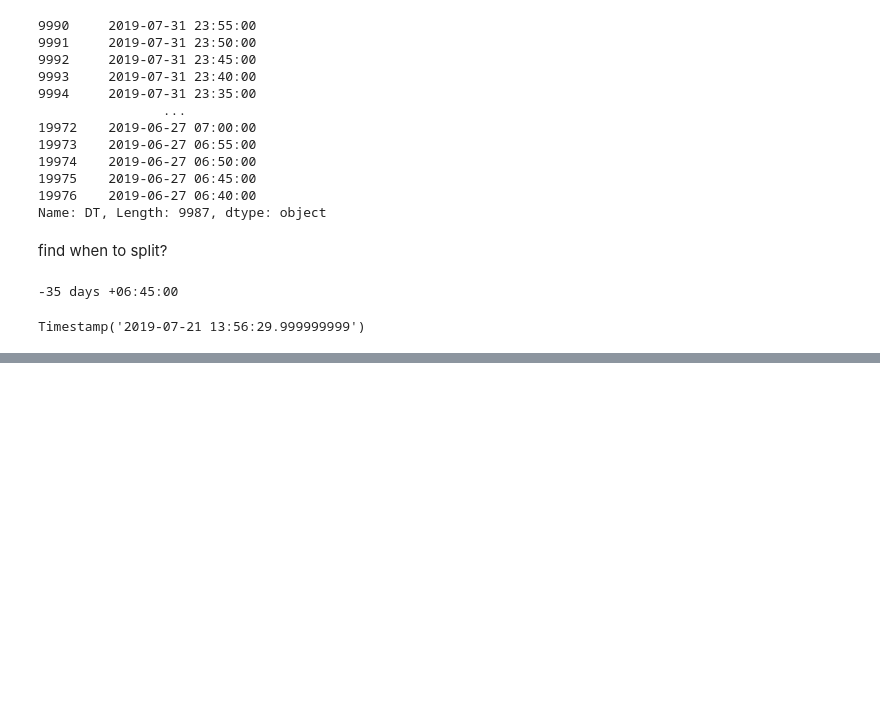
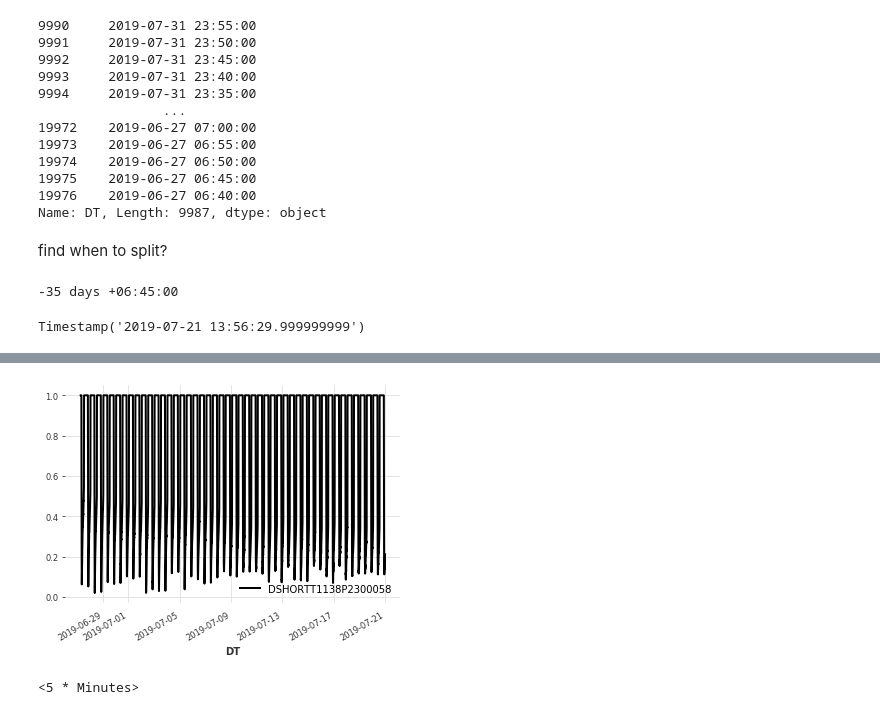
Before and after one commit to ksetdekov/ts_transformers, a Jupyter notebook: tcn.ipynb, the cells around one changed output, grey strips where cells are left out. Drawn from its saved outputs; the diff is of its cells as text; code cells hidden in the pictures; blank space fills up the shorter version.

```diff
--- a/tcn.ipynb
+++ b/tcn.ipynb
@@ -44,3 +9,31 @@ Successfully installed cmdstanpy-0.9.68 darts-0.12.0 filterpy-1.4.5 holidays-0.1
+# %%
+%matplotlib inline
+import matplotlib.pyplot as plt
+
+import numpy as np
+import pandas as pd
+
+from darts.dataprocessing.transformers import Scaler
+from darts.models import RNNModel, Theta, TCNModel
+from darts.metrics import mape, rmse, r2_score
+from darts.utils.statistics import check_seasonality, plot_acf, plot_hist
+from darts.utils.timeseries_generation import datetime_attribute_timeseries
+
+from darts.datasets import SunspotsDataset, AirPassengersDataset
+
+import sys
+import time
+import warnings
+warnings.filterwarnings("ignore")
+import logging
+logging.disable(logging.CRITICAL)
+
+
+FC_N = 12               # forecast periods
+FC_STRIDE = 10
+FC_START = '2019-07-21 00:00:00'   # period at which to split training and validation dataset
+DROP = 0.1
+LEARN = 0.001
 # %%
 import numpy as np
 import pandas as pd
@@ -119 +114,9 @@ train_cov.plot()
 [figure]
+# %%
+train_target.plot()
+# %% [output]
+[figure, added]
+# %%
+train_1cov.freq
+# %% [output]
+<5 * Minutes>
```
Also changed, not shown: parts of 70 cells of this notebook, 1 other file.
